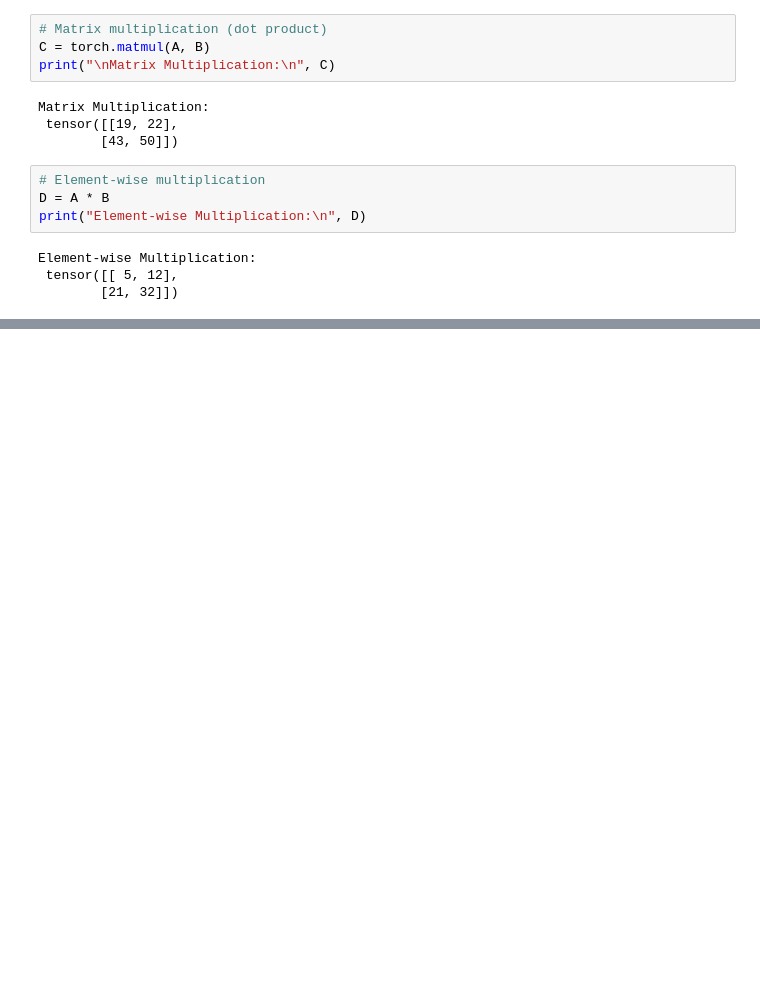
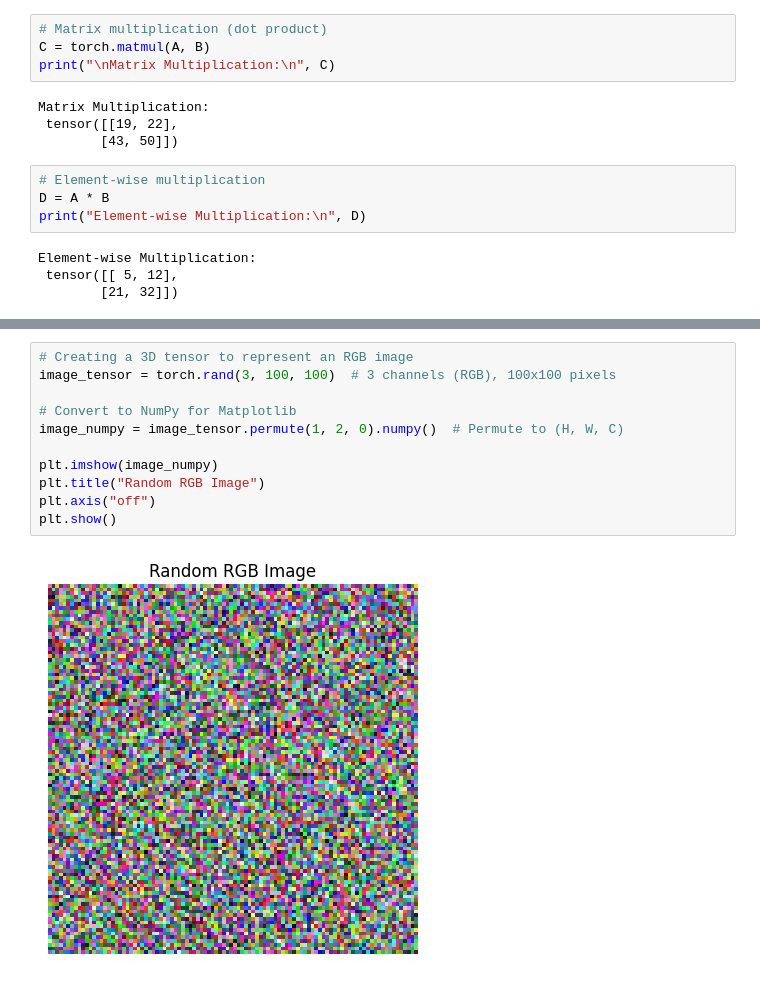
Before and after one commit to santoshtiwari41/Tensors-in-pytorch, a Jupyter notebook: Tensors_pytorch.ipynb, the cells around one changed output, grey strips where cells are left out. Cells and saved outputs as stored; diff of their text form; blank space fills up the shorter version.

```diff
--- a/Tensors_pytorch.ipynb
+++ b/Tensors_pytorch.ipynb
@@ -152,0 +167,13 @@ Element-wise Multiplication:
+# %%
+# Creating a 3D tensor to represent an RGB image
+image_tensor = torch.rand(3, 100, 100)  # 3 channels (RGB), 100x100 pixels
+
+# Convert to NumPy for Matplotlib
+image_numpy = image_tensor.permute(1, 2, 0).numpy()  # Permute to (H, W, C)
+
+plt.imshow(image_numpy)
+plt.title("Random RGB Image")
+plt.axis("off")
+plt.show()
+# %% [output]
+[figure, added]
```
Also changed, not shown: parts of 2 cells of this notebook.
